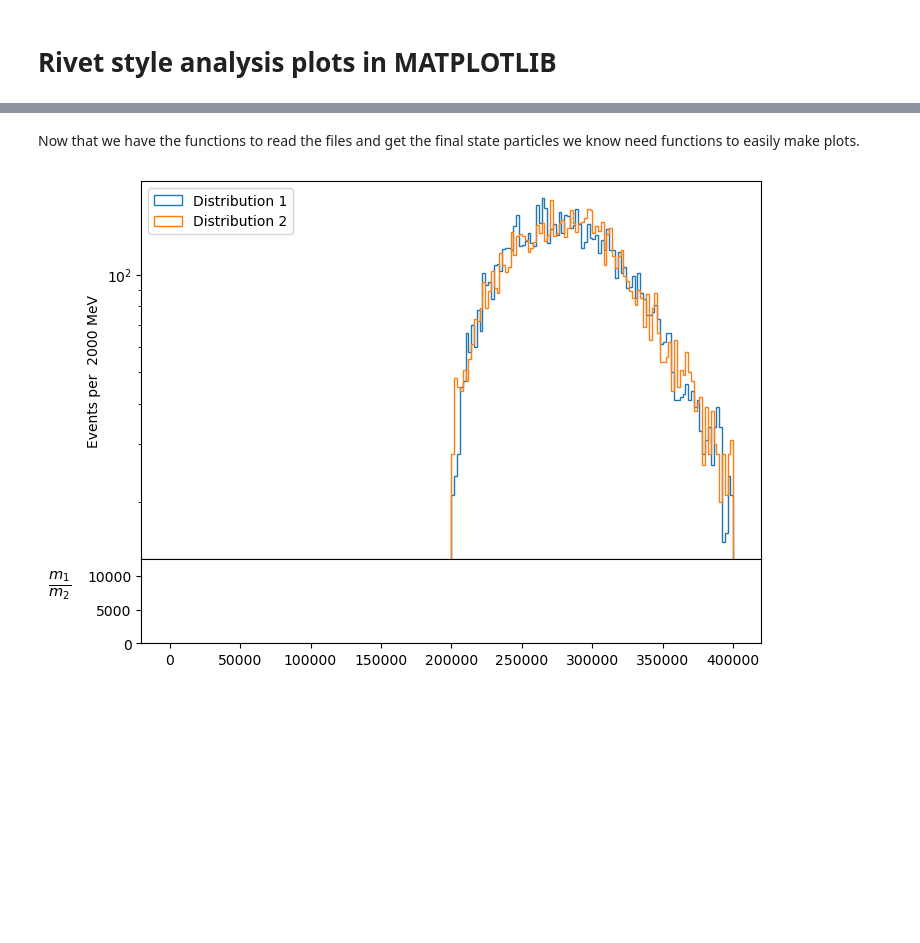
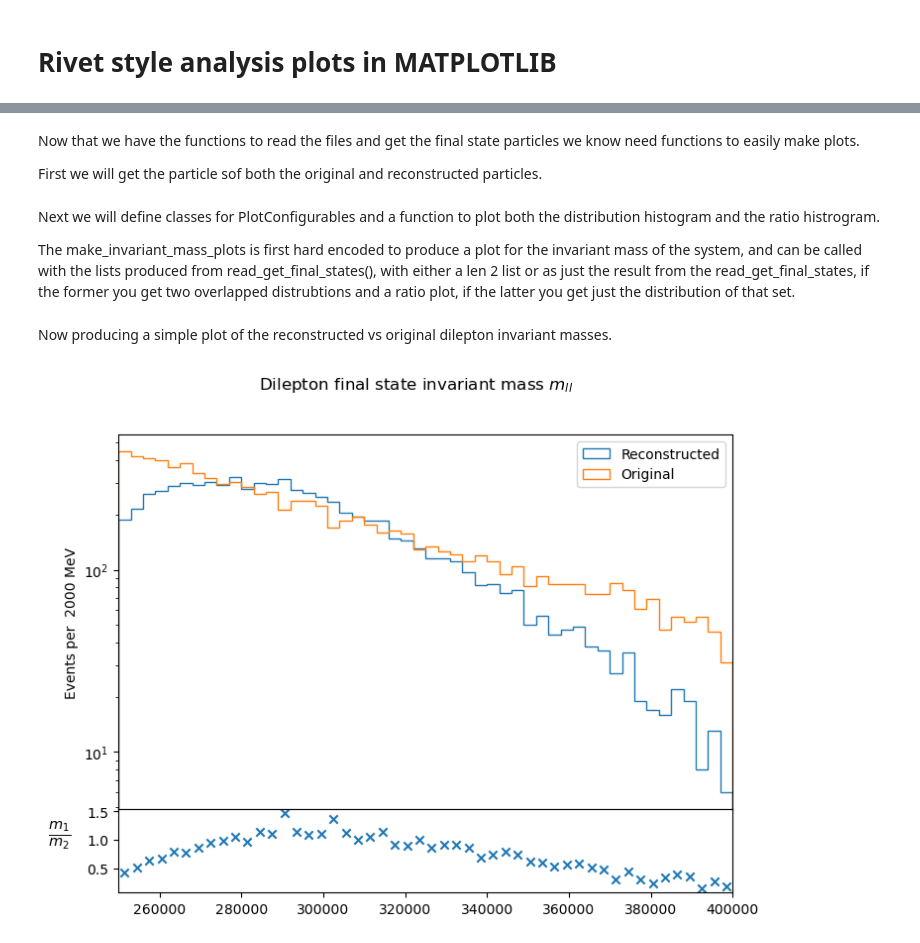
Before and after one commit to jackgoodsall/baler, a Jupyter notebook: HEPMCArea/Notebooks/final_state_plots.ipynb, the cells around one changed output, grey strips where cells are left out. Drawn from its saved outputs; the diff is of its cells as text; code cells hidden in the pictures; blank space fills up the shorter version.

```diff
--- a/HEPMCArea/Notebooks/final_state_plots.ipynb
+++ b/HEPMCArea/Notebooks/final_state_plots.ipynb
@@ -81,8 +88,15 @@ def read_get_final_states(input_files: Union[str, List[str]]) -> List[Tuple[GenP
     return four_momenta
 # %% [markdown]
 Now that we have the functions to read the files and get the final state particles we know need functions to easily make plots.
+
+First we will get the particle sof both the original and reconstructed particles.
 # %%
-particles = read_get_final_states("../DATA/HEPMC.43646139._000001.hepmc")
+original_particles = read_get_final_states( "../DATA/HEPMC.43646139._000001.hepmc")
+reconstructed_particles = read_get_final_states("../processedData/reinputed_final_state.hepmc")
+# %% [markdown]
+Next we will define classes for PlotConfigurables and a function to plot both the distribution histogram and the ratio histrogram.
+
+The make_invariant_mass_plots is first hard encoded to produce a plot for the invariant mass of the system, and can be called with the lists produced from read_get_final_states(), with either a len 2 list or as just the result from the read_get_final_states, if the former you get two overlapped distrubtions and a ratio plot, if the latter you get just the distribution of that set.
 # %%
 @dataclass
 class PlotConfiguration:
@@ -185,10 +212,15 @@ def make_invariant_mass_plots(particle_lists: List[List[GenParticle]],
+# %% [markdown]
+Now producing a simple plot of the reconstructed vs original dilepton invariant masses.
 # %%
 hist_config = HistConfigurations(r"Invariant mass $m_{ll}$",
                                 "Counts",
-                                "Histrogram of invariant mass",
+                                r"Dilepton final state invariant mass ${m_{ll}}$",
                                 legend = "",
-                                range = (200000, 400000))
+                                range = (250000, 400000),
+                                bins = 50
+                                ,label = "Reconstructed"
+                                , label_two = "Original")
 
-make_invariant_mass_plots([particles, particles], hist_config)
+make_invariant_mass_plots([reconstructed_particles, original_particles], hist_config)
 # %% [output]
-[figure, old version]
+[figure, new version]
```
Also changed, not shown: parts of 4 cells of this notebook, 2 other files.
